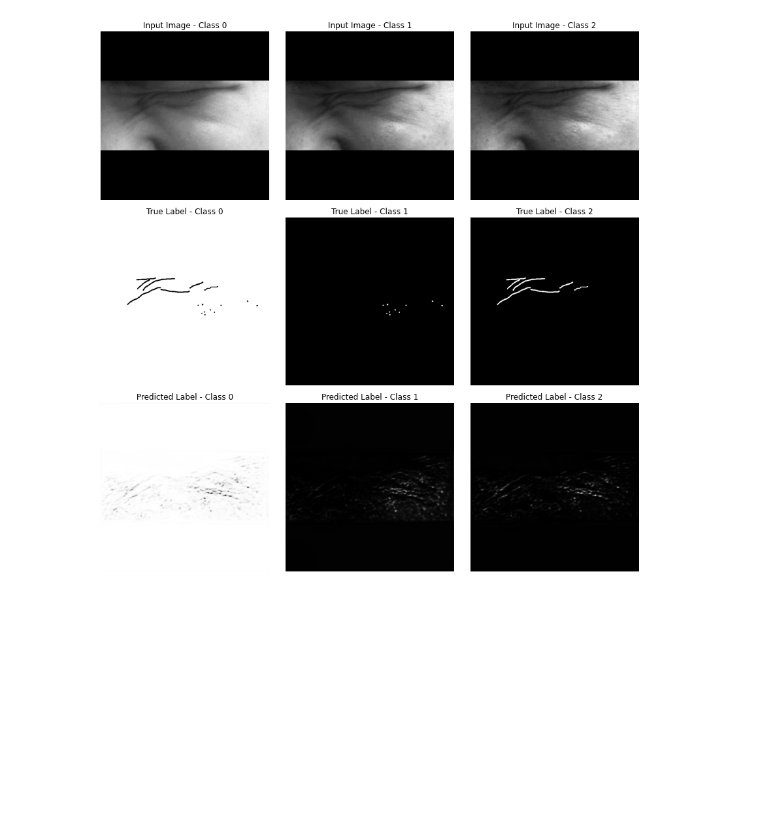
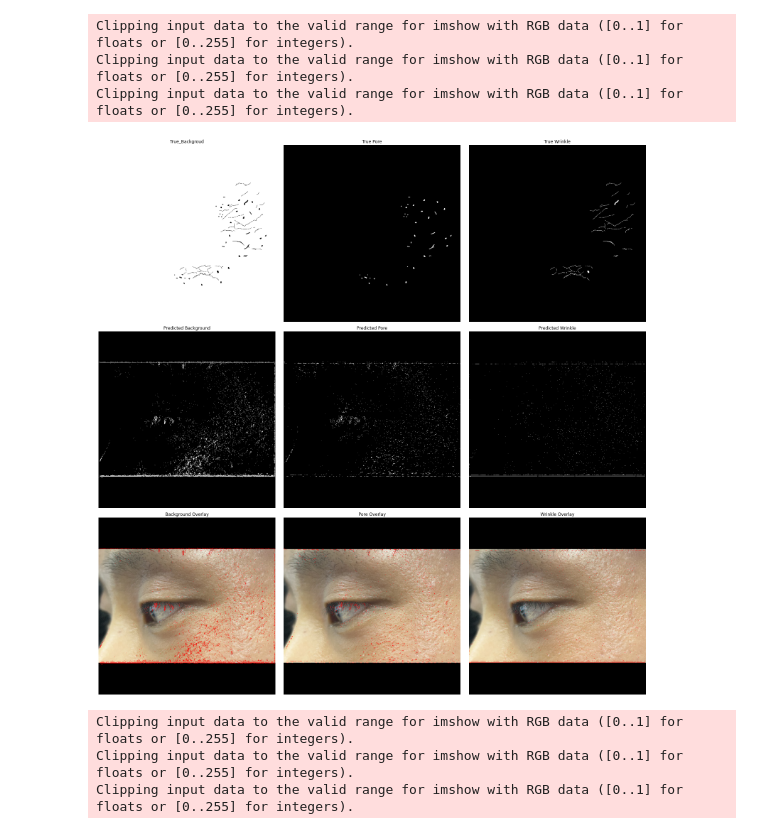
Before and after one commit to sigongjoa/skin-type-recognition, a Jupyter notebook: segmentation_models/infrence.ipynb, the cells around one changed output. Cells and saved outputs as stored; diff of their text form; code cells hidden in the pictures; blank space fills up the shorter version.

Commit message:
label fix model

```diff
--- a/segmentation_models/infrence.ipynb
+++ b/segmentation_models/infrence.ipynb
@@ -158,38 +190,57 @@ LitEfficientNet(
+# %%
+load_model = LitEfficientNet.load_from_checkpoint(checkpoint_path='./model_pt/2023_09_08_init_test.ckpt')
+# %%
+train_data = SkinDataset(root_dir='../../../../Datasets/NewSkinDataset/original/train', transform=transform)
+train_loader = DataLoader(train_data, batch_size=1, shuffle=False)
 # %%
-import torch
 import matplotlib.pyplot as plt
 
-for batch in train_loader:
+for img_idx , batch in enumerate(train_loader):
     x, y = batch
+    x, y = x.to('cpu'), y.to('cpu')
     logits = load_model(x)
-
-    # 로짓을 확률로 변환
     probs = torch.sigmoid(logits)
 
-    # 시각화를 위한 데이터 준비
     to_plot = x.detach().cpu().numpy()
     y_true_plot = y.detach().cpu().numpy()
-    y_pred_plot = probs.detach().cpu().numpy()
+    y_pred_plot = (probs > 0.8).detach().cpu().numpy()
 
-    # 배치의 첫 번째 이미지만 시각화 (여러 이미지를 시각화하려면 이 부분을 수정)
-    fig, axs = plt.subplots(3, 3, figsize=(12, 12))
+    fig, axs = plt.subplots(3, 3, figsize=(22, 22))
 
-    for i in range(3):
-        axs[0, i].imshow(to_plot[0, i, :, :], cmap='gray')
-        axs[0, i].set_title(f'Input Image - Class {i}')
-        axs[1, i].imshow(y_true_plot[0, i, :, :], cmap='gray')
-        axs[1, i].set_title(f'True Label - Class {i}')
-        axs[2, i].imshow(y_pred_plot[0, i, :, :], cmap='gray')
-        axs[2, i].set_title(f'Predicted Label - Class {i}')
 
-    # 각 서브플롯의 축을 숨김
-    for ax in axs.flat:
+    for i, label in enumerate(['True_Backgroud', 'True Pore', 'True Wrinkle']):
+        mask = y_true_plot[0][0] == (i)
+        axs[0, i].imshow(mask, cmap='gray')
+        axs[0, i].set_title(label)
+
+    for i, label in enumerate(['Predicted Background', 'Predicted Pore', 'Predicted Wrinkle']):
+        axs[1, i].imshow(y_pred_plot[0][i], cmap='gray')
+        axs[1, i].set_title(label)
+
+    for i, label in enumerate(['Background Overlay', 'Pore Overlay', 'Wrinkle Overlay']):
+        overlay_image = to_plot[0].transpose((1, 2, 0)).copy()
+        overlay_image[y_pred_plot[0][i] == 1] = [255, 0, 0]
+        axs[2, i].imshow(overlay_image, cmap='gray')
+        axs[2, i].set_title(label)
+
+    #for i in range(3):
+    #    axs[3, i].imshow(to_plot[0].transpose((1, 2, 0)), cmap='gray')
+    #    axs[3, i].set_title('Input Image')
+
+
+    for ax in axs.ravel():
         ax.axis('off')
+
+    if img_idx > 0:
+        break
 
     plt.tight_layout()
     plt.show()
-
-    # 더 이상 실행하지 않고 루프 종료 (모든 이미지를 보려면 이 줄을 삭제)
-    break
 # %% [output]
+Clipping input data to the valid range for imshow with RGB data ([0..1] for floats or [0..255] for integers).
+Clipping input data to the valid range for imshow with RGB data ([0..1] for floats or [0..255] for integers).
+Clipping input data to the valid range for imshow with RGB data ([0..1] for floats or [0..255] for integers).
-[figure, old version]
+[figure, new version]
+Clipping input data to the valid range for imshow with RGB data ([0..1] for floats or [0..255] for integers).
+Clipping input data to the valid range for imshow with RGB data ([0..1] for floats or [0..255] for integers).
+Clipping input data to the valid range for imshow with RGB data ([0..1] for floats or [0..255] for integers).
```
Also changed, not shown: parts of 10 cells of this notebook, 2 other files.
